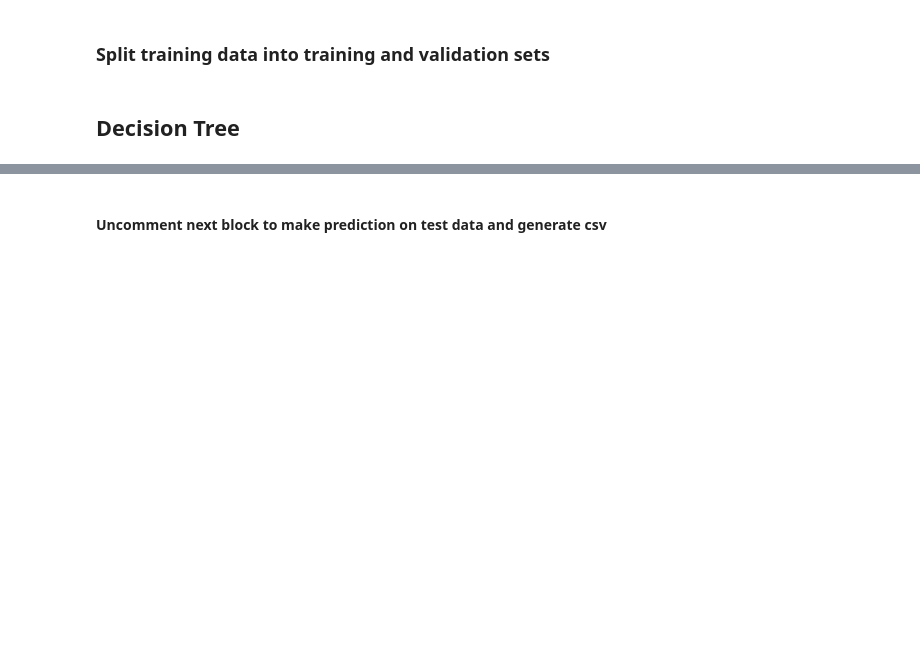
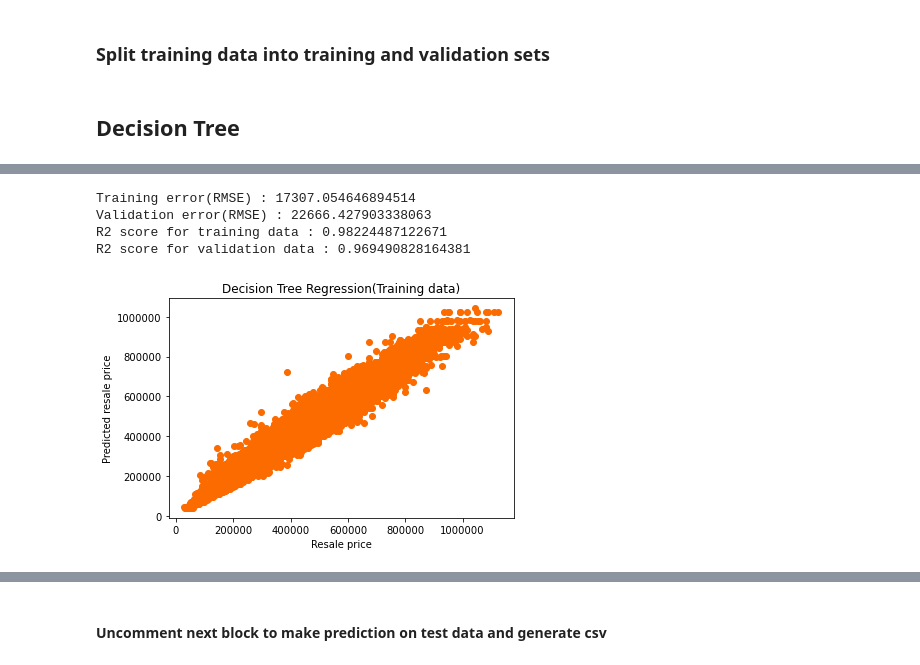
Before and after one commit to dheeraj-sn/hdb_resale_price_prediction, a Jupyter notebook: PRIMARY_SCHOOL_EDA_PREPROCESSING_MODEL_ANALYSIS.ipynb, the cells around one changed output, grey strips where cells are left out. Saved outputs shown, nothing was run; the diff lists cells and outputs as text; code cells hidden in the pictures; blank space fills up the shorter version.

```diff
--- a/PRIMARY_SCHOOL_EDA_PREPROCESSING_MODEL_ANALYSIS.ipynb
+++ b/PRIMARY_SCHOOL_EDA_PREPROCESSING_MODEL_ANALYSIS.ipynb
@@ -443,0 +443,2 @@ R2 score for validation data : 0.9688755451849724
+# %%
+dt_4 = tree.DecisionTreeRegressor(max_depth=300,min_samples_split=30)
@@ -443,0 +447,3 @@ R2 score for validation data : 0.9688755451849724
+# %%
+%%time
+dt_4 = dt_4.fit(train_x, train_y)
@@ -443,0 +452,26 @@ R2 score for validation data : 0.9688755451849724
+# %%
+train_prediction = dt_4.predict(train_x)
+val_prediction = dt_4.predict(val_x)
+print("Training error(RMSE) :",mean_squared_error(train_y,train_prediction , squared=False))
+print("Validation error(RMSE) :",mean_squared_error(val_y,val_prediction , squared=False))
+print("R2 score for training data :",r2_score(train_y,train_prediction))
+print("R2 score for validation data :",r2_score(val_y,val_prediction))
+# %% [output]
+Training error(RMSE) : 17307.054646894514
+Validation error(RMSE) : 22666.427903338063
+R2 score for training data : 0.98224487122671
+R2 score for validation data : 0.969490828164381
+# %%
+
+#plt.figure(figsize=(10,8))
+plt.scatter(x=train_y,y=train_prediction, color = '#FC6B00')
+#plt.scatter(val_prediction, val_y, color = 'green')
+plt.title('Decision Tree Regression(Training data)')
+plt.xlabel('Resale price')
+plt.ylabel('Predicted resale price')
+plt.ticklabel_format(useOffset=False,style='plain')
+plt.tight_layout()
+#plt.savefig("./dt_4_ps_training_data.tiff",dpi=300)
+plt.show()
+# %% [output]
+[figure, added]
```
Also changed, not shown: parts of 64 cells of this notebook.
